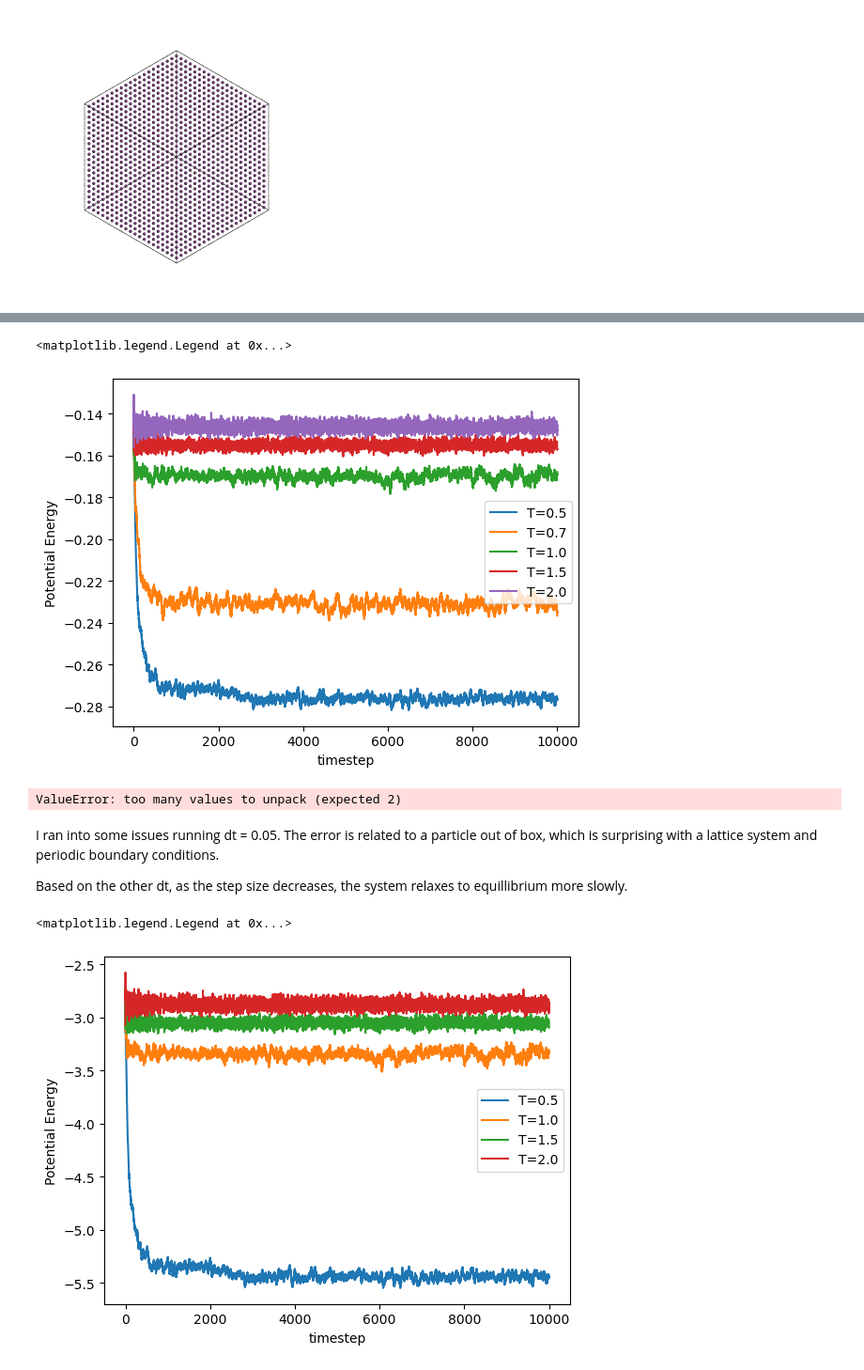
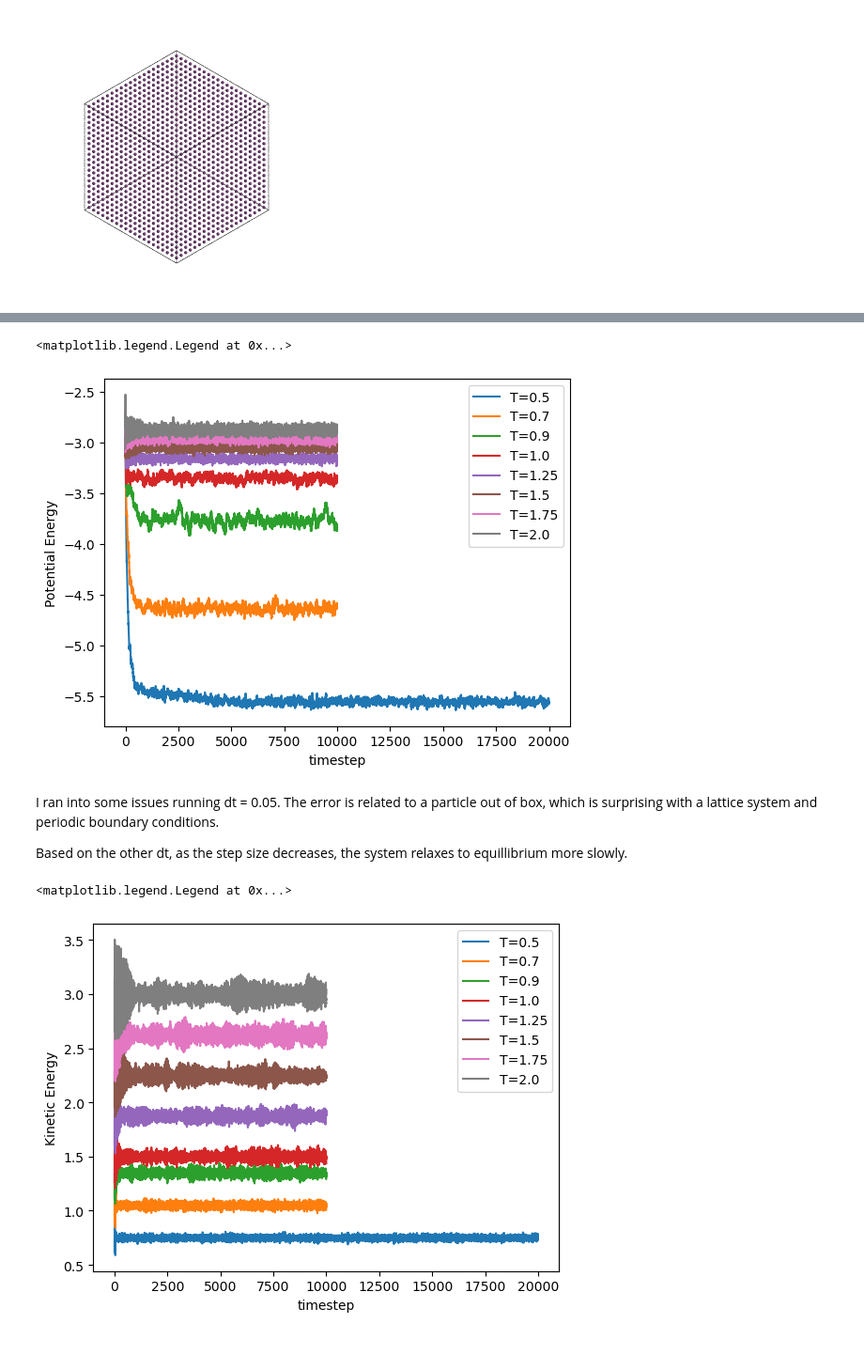
Before and after one commit to StephMcCallum/MSE563-SM, a Jupyter notebook: MD_Week_1.ipynb, the cells around one changed output, grey strips where cells are left out. Shown at 94% size. Saved outputs shown, nothing was run; the diff lists cells and outputs as text; code cells hidden in the pictures.

```diff
--- a/MD_Week_1.ipynb
+++ b/MD_Week_1.ipynb
@@ -37,5 +106,5 @@ frame.particles.typeid = [0]*N_particles
 frame.particles.types = ['A']
 
 #Finally, save our initial state:
-with gsd.hoomd.open(name='initial_state_27.gsd', mode='w') as f:
+with gsd.hoomd.open(name='initial_state_10.gsd', mode='w') as f:
     f.append(frame)
@@ -173,0 +221,15 @@ def rdf(coordinates,rho, Rmax=8,deltaR=.05):#units of sigma
+# %%
+plt.figure(figsize=(8, 6))
+T = [0.5,0.7,0.9,1.0,1.25,1.5,1.75,2.0]
+for kT in T:
+    print(kT)
+    snapshot = positions[f"{kT}"]
+    r, g_r = rdf(snapshot[0], density=0.5)
+    plt.plot(r,g_r, label=f"kT = {kT}")
+plt.xlabel("r")
+plt.ylabel("g(r)")
+plt.title("RDF for all kT")
+plt.legend()
+plt.grid(True)
+plt.tight_layout()
+plt.show()
@@ -174,32 +246,23 @@ def rdf(coordinates,rho, Rmax=8,deltaR=.05):#units of sigma
 # %%
 import matplotlib.pyplot as plt
 for T, e in pe_temp_runs.items():
-  plt.plot(numpy.array(e[0:])/N_particles, label=f'T={T}')
+  plt.plot(numpy.array(e[:20000])/1728, label=f'T={T}')
 plt.xlabel('timestep')
 plt.ylabel('Potential Energy')
 plt.legend()
 # %% [output]
 <matplotlib.legend.Legend at 0x...>
-[figure, old version]
+[figure, new version]
-# %%
-for T, e in pe_temp_runs.items():
-  plt.plot(numpy.array(e[0:])/N_particles, label=f'T={T}')
-plt.xlabel('timestep')
-plt.ylabel('Potential Energy')
-plt.legend()
-# %% [output]
-ValueError: too many values to unpack (expected 2)
 # %% [markdown]
 I ran into some issues running dt = 0.05. The error is related to a particle out of box, which is surprising with a lattice system and periodic boundary conditions.
 
 Based on the other dt, as the step size decreases, the system relaxes to equillibrium more slowly.
 # %%
-import matplotlib.pyplot as plt
-for T, e in pe.items():
-  plt.plot(numpy.array(e[0:])/N_particles, label=f'T={T}')
+for T, e in ke_temp_runs.items():
+  plt.plot(numpy.array(e[:20000])/1728, label=f'T={T}')
 plt.xlabel('timestep')
-plt.ylabel('Potential Energy')
+plt.ylabel('Kinetic Energy')
 plt.legend()
 # %% [output]
 <matplotlib.legend.Legend at 0x...>
-[figure, old version]
+[figure, new version]
```
Also changed, not shown: parts of 32 cells of this notebook.
